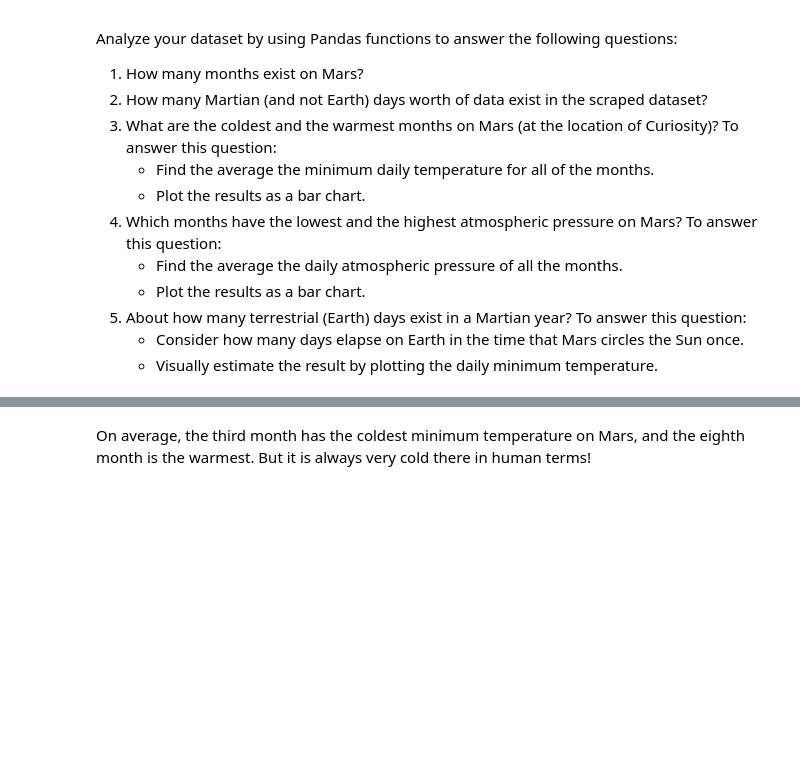
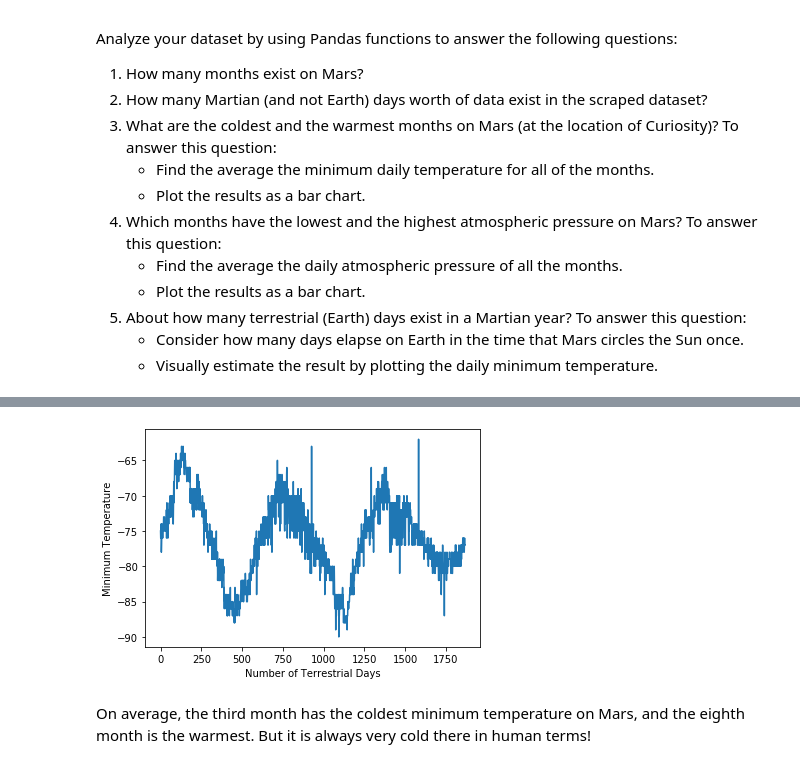
Before and after one commit to Jed-Miller/scrape_challenge, a Jupyter notebook: part_2_mars_weather.ipynb, the cells around one changed output, grey strips where cells are left out. Saved outputs shown, nothing was run; the diff lists cells and outputs as text; code cells hidden in the pictures; blank space fills up the shorter version.

```diff
--- a/part_2_mars_weather.ipynb
+++ b/part_2_mars_weather.ipynb
@@ -165,3 +241,18 @@ Analyze your dataset by using Pandas functions to answer the following questions
+# %%
+# 5. How many terrestrial (earth) days are there in a Martian year?
+# start_date = mars_temps_df["terrestrial_date"].min()
+# end_date = mars_temps_df["terrestrial_date"].max()
+# end_date
+# earth_days = end_date - start_date
+# days_range_amount = earth_days.days
+# days_range_amount
+
+plt.plot(mars_temps_df.index, mars_temps_df["min_temp"])
+plt.xlabel("Number of Terrestrial Days")
+plt.ylabel("Minimum Temperature")
+plt.show()
+# %% [output]
+[figure, added]
 # %% [markdown]
 On average, the third month has the coldest minimum temperature on Mars, and the eighth month is the warmest. But it is always very cold there in human terms!
 # %% [markdown]
```
Also changed, not shown: parts of 15 cells of this notebook, 1 other file.
